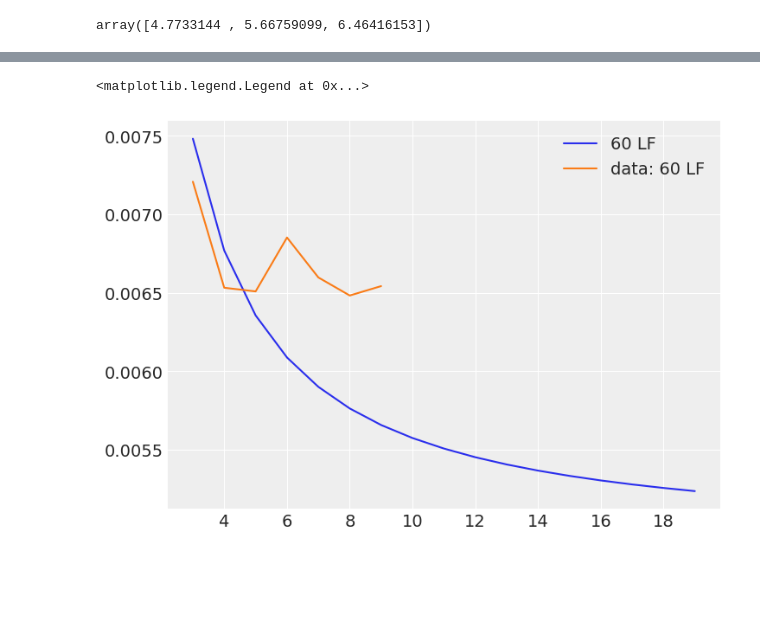
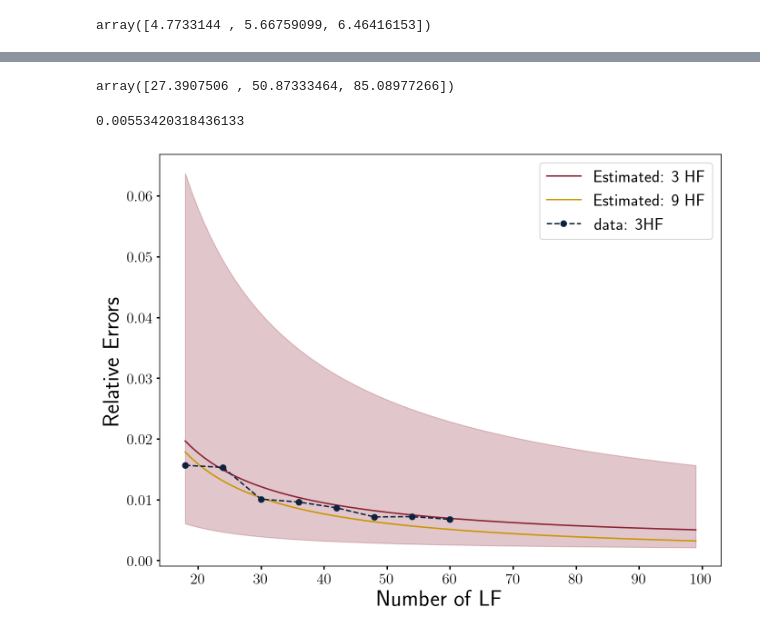
Before and after one commit to jibanCat/matter_emu_mfbox, a Jupyter notebook: notebooks/Infer Emulation errors using LF and HF points.ipynb, the cells around one changed output, grey strips where cells are left out. Cells and saved outputs as stored; diff of their text form; code cells hidden in the pictures; blank space fills up the shorter version.

```diff
--- a/notebooks/Infer Emulation errors using LF and HF points.ipynb
+++ b/notebooks/Infer Emulation errors using LF and HF points.ipynb
@@ -178,19 +200,4 @@ plt.legend()
-# %%
-all_n_hfs = np.arange(3, 20)
-
-num_lf = 54
-
-ind = x_train[:, 0] == num_lf
-data_hf    = x_train[ind, 1]
-data_error = y_train[ind, 0]
-
-plt.plot(all_n_hfs, budget_size_fn(num_lf, all_n_hfs, theta_mode, rho_mode, nu_mode), label="60 LF")
-# plt.plot(all_n_hfs, budget_size_fn(60, all_n_hfs, theta_mode, rho_mode, nu_mode), label="50 LF")
-# plt.plot(all_n_hfs, budget_size_fn(60, all_n_hfs, theta_mode, rho_mode, nu_mode), label="40 LF")
-
-plt.plot(data_hf, data_error, label="data: 60 LF")
-
-plt.legend()
-# %% [output]
-<matplotlib.legend.Legend at 0x...>
-[figure, removed]
+# %%
+np.quantile(trace["rho"], [0.25, 0.5, 0.75])
+# %% [output]
+array([27.3907506 , 50.87333464, 85.08977266])
@@ -196,0 +206,35 @@ plt.legend()
+# %%
+budget_size_fn(60, 6, theta_mode, rho_mode, nu_mode)
+# %% [output]
+0.00553420318436133
+# %%
+fig, ax = plt.subplots(figsize=(10.625, 8), nrows=1, ncols=1)
+
+all_n_lfs = np.arange(18, 100)
+
+ind = x_train[:, 1] == 3
+data_lf    = x_train[ind, 0]
+data_error = y_train[ind, 0]
+
+plt.plot(all_n_lfs, budget_size_fn(all_n_lfs, 3, theta_mode, rho_mode, nu_mode), label="Estimated: 3 HF", color=colors[0])
+plt.fill_between(
+    all_n_lfs,
+    y1=budget_size_fn(all_n_lfs, 3, theta_lower, rho_lower, nu_upper),
+    y2=budget_size_fn(all_n_lfs, 3, theta_upper, rho_upper, nu_lower),
+#     label="3 HF: ",
+    color=colors[0],
+    alpha=0.25
+)
+
+
+# plt.plot(all_n_lfs, budget_size_fn(all_n_lfs, 6, theta_mode, rho_mode, nu_mode), label="6 HF", color=colors[1])
+plt.plot(all_n_lfs, budget_size_fn(all_n_lfs, 9, theta_mode, rho_mode, nu_mode), label="Estimated: 9 HF", color=colors[1])
+
+plt.plot(data_lf, data_error, label="data: 3HF", ls="--", marker="o", color=colors[3])
+
+plt.xlabel("Number of LF")
+plt.ylabel("Relative Errors")
+plt.legend()
+fig.savefig("/home/jibancat/Documents/Latex/mf_boxsize_paper/images/budget_inferred_LR_error.pdf", bbox_inches='tight', pad_inches=0.075)
+# %% [output]
+[figure, added]
```
Also changed, not shown: parts of 17 cells of this notebook.
